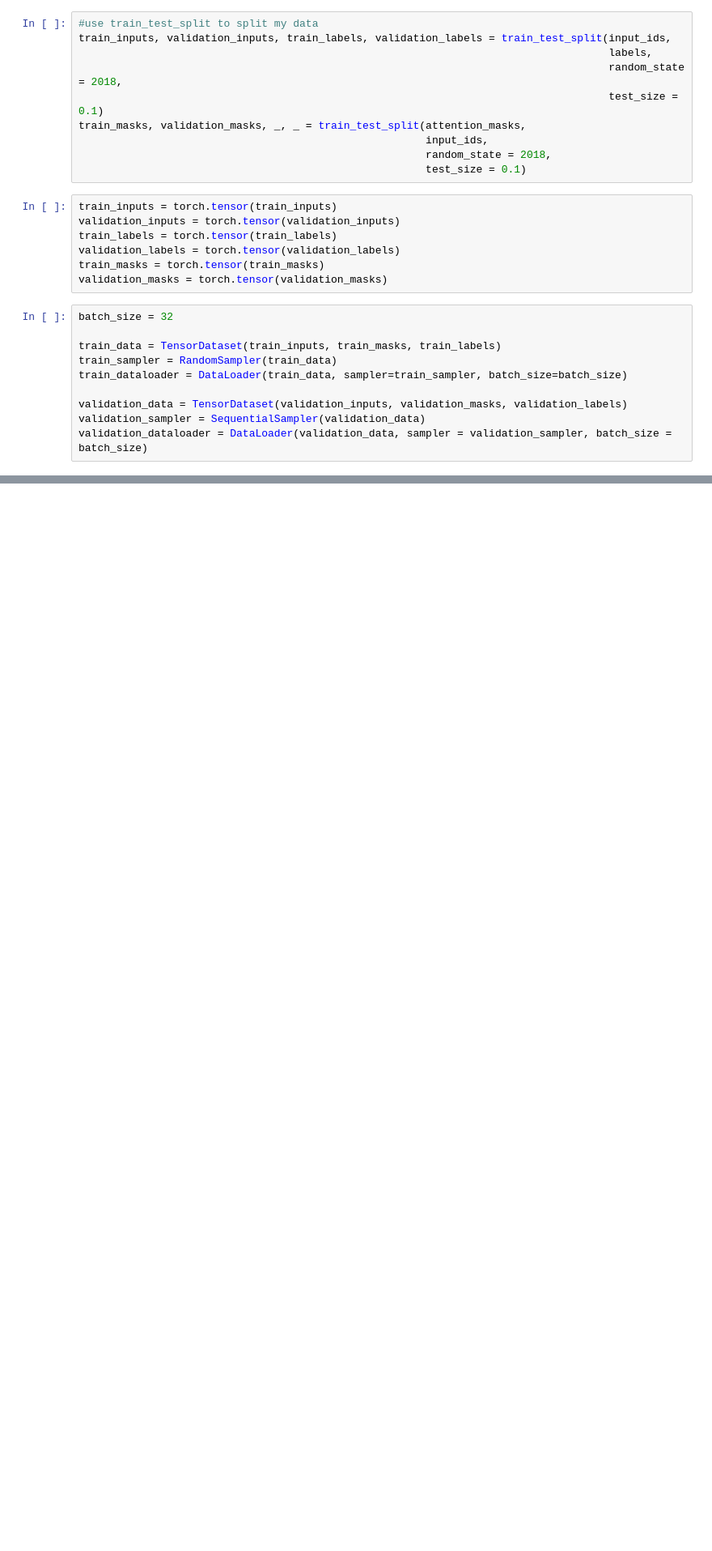
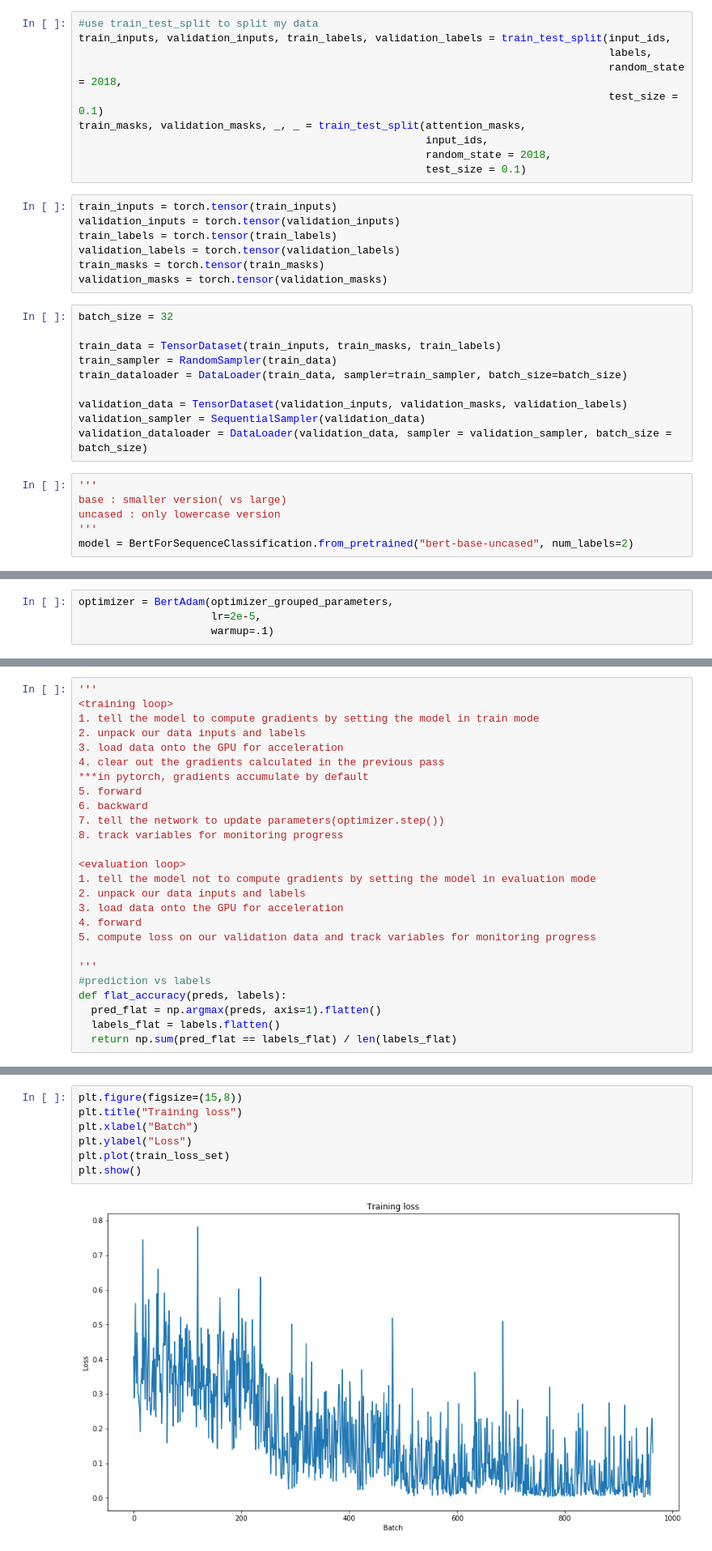
Before and after one commit to pikachom/pytorch, a Jupyter notebook: BERT_tutorial.ipynb, the cells around one changed output, grey strips where cells are left out. Shown: that part at 81% size. Cells and saved outputs as stored; diff of their text form; blank space fills up the shorter version.

```diff
--- a/BERT_tutorial.ipynb
+++ b/BERT_tutorial.ipynb
@@ -135,3 +137,9 @@ train_dataloader = DataLoader(train_data, sampler=train_sampler, batch_size=batc
 validation_data = TensorDataset(validation_inputs, validation_masks, validation_labels)
 validation_sampler = SequentialSampler(validation_data)
 validation_dataloader = DataLoader(validation_data, sampler = validation_sampler, batch_size = batch_size)
+# %%
+'''
+base : smaller version( vs large)
+uncased : only lowercase version
+'''
+model = BertForSequenceClassification.from_pretrained("bert-base-uncased", num_labels=2)
@@ -137,0 +161,4 @@ validation_dataloader = DataLoader(validation_data, sampler = validation_sampler
+# %%
+optimizer = BertAdam(optimizer_grouped_parameters,
+                     lr=2e-5,
+                     warmup=.1)
@@ -137,0 +167,26 @@ validation_dataloader = DataLoader(validation_data, sampler = validation_sampler
+# %%
+'''
+<training loop>
+1. tell the model to compute gradients by setting the model in train mode
+2. unpack our data inputs and labels
+3. load data onto the GPU for acceleration
+4. clear out the gradients calculated in the previous pass
+***in pytorch, gradients accumulate by default
+5. forward
+6. backward
+7. tell the network to update parameters(optimizer.step())
+8. track variables for monitoring progress
+
+<evaluation loop>
+1. tell the model not to compute gradients by setting the model in evaluation mode
+2. unpack our data inputs and labels
+3. load data onto the GPU for acceleration
+4. forward
+5. compute loss on our validation data and track variables for monitoring progress
+
+'''
+#prediction vs labels
+def flat_accuracy(preds, labels):
+  pred_flat = np.argmax(preds, axis=1).flatten()
+  labels_flat = labels.flatten()
+  return np.sum(pred_flat == labels_flat) / len(labels_flat)
@@ -137,0 +257,9 @@ validation_dataloader = DataLoader(validation_data, sampler = validation_sampler
+# %%
+plt.figure(figsize=(15,8))
+plt.title("Training loss")
+plt.xlabel("Batch")
+plt.ylabel("Loss")
+plt.plot(train_loss_set)
+plt.show()
+# %% [output]
+[figure, added]
```
Also changed, not shown: parts of 16 cells of this notebook.
